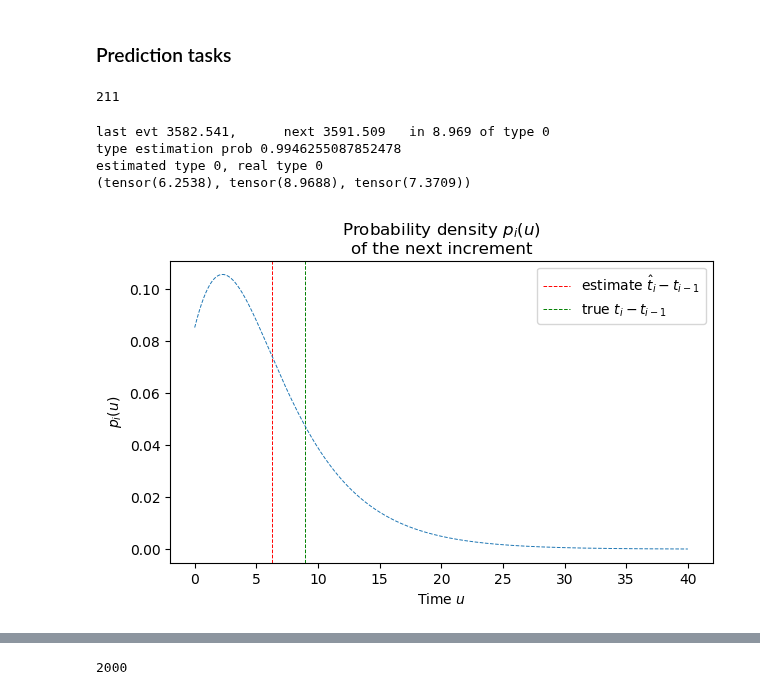
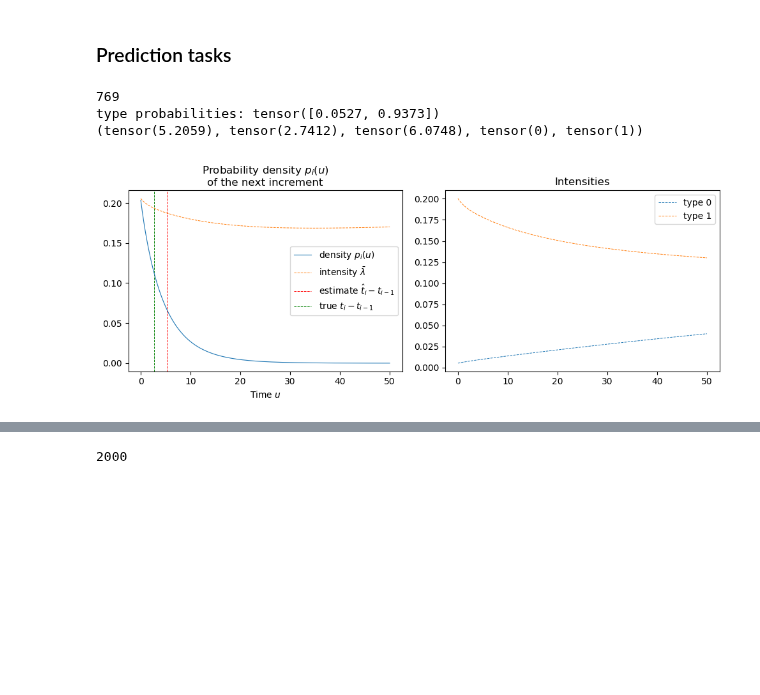
Before and after one commit to Deeptradingfx/point-process-nets, a Jupyter notebook: notebooks/ctlstm.ipynb, the cells around one changed output, grey strips where cells are left out. Drawn from its saved outputs; the diff is of its cells as text; code cells hidden in the pictures; blank space fills up the shorter version.

```diff
--- a/notebooks/ctlstm.ipynb
+++ b/notebooks/ctlstm.ipynb
@@ -64,7 +67,7 @@ Available files:
 # %%
 # SET THESE PARAMETERS
-process_dim = 1
+process_dim = 2
 print("Process dimension: {}".format(process_dim))
-chosen_data_file = SYNTH_DATA_FILES[1]
+chosen_data_file = SYNTH_DATA_FILES[2]
 print("Data file: {}".format(chosen_data_file))
 # %% [output]
@@ -330,19 +335,17 @@ fig.savefig(distrib_plot_filepath)
 # %%
 from models.ctlstm import read_predict
 # %%
-my_index = torch.randint(0, 6000, (1,)).int().item()
+my_index = torch.randint(0, 4000, (1,)).int().item()
 print(my_index)
+
+_seq_data = (seq_times[my_index],
+             seq_types[my_index],
+             seq_lengths[my_index])
+restup, fig = read_predict(model, *_seq_data, plot=True)
+print(restup)
+fig.tight_layout()
 # %% [output]
-211
+769
+type probabilities: tensor([0.0527, 0.9373])
+(tensor(5.2059), tensor(2.7412), tensor(6.0748), tensor(0), tensor(1))
+[figure, added]
-# %%
-_seq_data = (seq_times[my_index],
-             seq_types[my_index],
-             seq_lengths[my_index])
-restup, fig = read_predict(model, *_seq_data, plot=True)
-print(restup)
-# %% [output]
-last evt 3582.541,      next 3591.509   in 8.969 of type 0
-type estimation prob 0.9946255087852478
-estimated type 0, real type 0
-(tensor(6.2538), tensor(8.9688), tensor(7.3709))
-[figure, removed]
```
Also changed, not shown: parts of 13 cells of this notebook, 18 other files.
